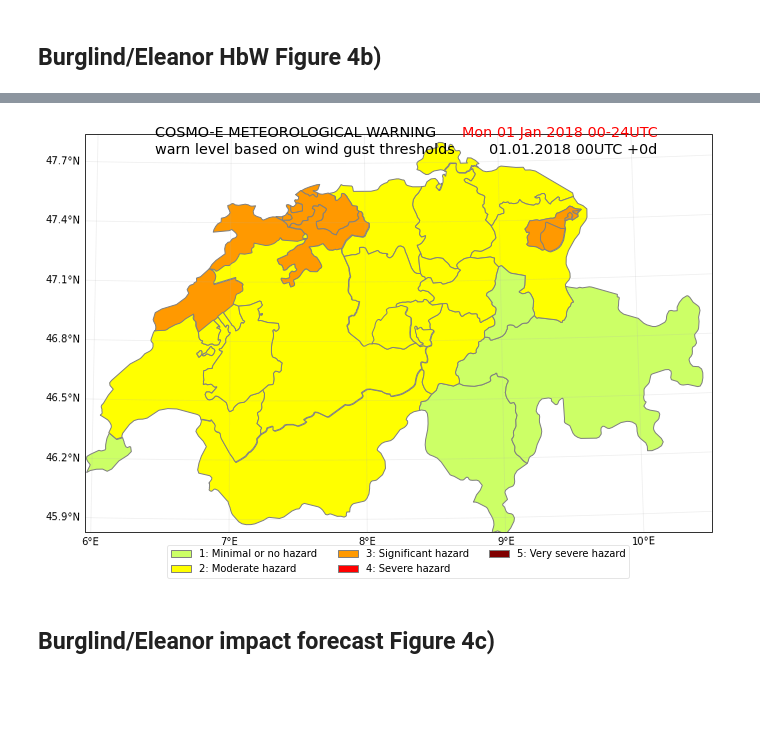
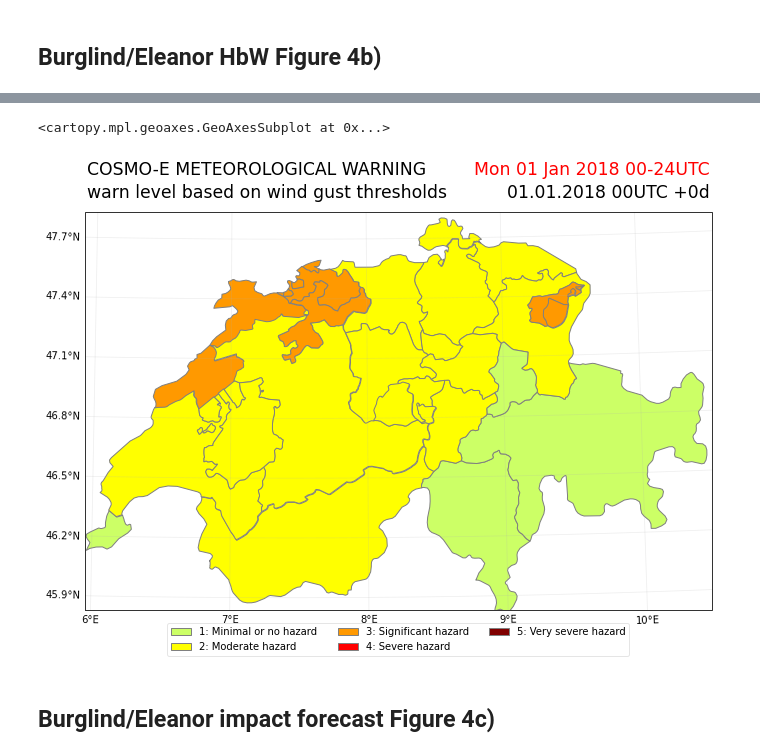
Before and after one commit to ThomasRoosli/climada_papers_building_damage_forecast, a Jupyter notebook: building_damage_forecast.ipynb, the cells around one changed output, grey strips where cells are left out. Drawn from its saved outputs; the diff is of its cells as text; code cells hidden in the pictures; blank space fills up the shorter version.

```diff
--- a/building_damage_forecast.ipynb
+++ b/building_damage_forecast.ipynb
@@ -128,14 +128,23 @@ else:
         y_ch[~np.isinf(x_ch)],
         x_ch[~np.isinf(x_ch)]
         )
-
+    # find out which hazard coord to consider
+    CHE_borders = u_plot._get_borders(np.stack([exp_litpop.gdf.latitude.values,
+                                                exp_litpop.gdf.longitude.values],
+                                               axis=1)
+                                     )
+    centroid_selection = np.logical_and(np.logical_and(haz_burglind.centroids.lat >= CHE_borders[2],
+                                                       haz_burglind.centroids.lat <= CHE_borders[3]),
+                                        np.logical_and(haz_burglind.centroids.lon >= CHE_borders[0],
+                                                       haz_burglind.centroids.lon <= CHE_borders[1])
+                                       )
     # Fill DataFrame with values for a "neutral" exposure (value = 1)
     exp_df = DataFrame()
-    exp_df['value'] = np.ones_like(haz_burglind.centroids.lat) # provide value
-    exp_df['latitude'] = haz_burglind.centroids.lat
-    exp_df['longitude'] = haz_burglind.centroids.lon
-    exp_df['elevation'] = haz_burglind.centroids.elevation
-    exp_df['if_WS'] = np.ones_like(haz_burglind.centroids.lat, int)
+    exp_df['value'] = np.ones_like(haz_burglind.centroids.lat[centroid_selection]) # provide value
+    exp_df['latitude'] = haz_burglind.centroids.lat[centroid_selection]
+    exp_df['longitude'] = haz_burglind.centroids.lon[centroid_selection]
+    exp_df['elevation'] = haz_burglind.centroids.elevation[centroid_selection]
+    exp_df['if_WS'] = np.ones_like(haz_burglind.centroids.lat[centroid_selection], int)
     exp_df['if_WS'][exp_df['elevation']>1600] = 2
 
     # Generate Exposures
@@ -222,24 +231,27 @@ HbW_forecast.calc()
 # %%
 # use admin1 levels as warning regions as shape file for warning regions used by MeteoSwiss are not openly available
 if not Path(HbW_cantons_file).exists():
     with fiona.open(adm1_shape_file, 'r') as source:
         with fiona.open(
                 HbW_cantons_file, 'w',
                 **source.meta) as sink:
 
             for f in source:
                 if f['properties']['adm0_a3'] == 'CHE':
                     sink.write(f)
 HbW_forecast.plot_warn_map(HbW_cantons_file,
                            decision_level = 'exposure_point',
                            probability_aggregation=0.5,
                            area_aggregation=0.5,
                            title="COSMO-E METEOROLOGICAL WARNING",
                            explain_text="warn level based on wind gust thresholds",
                            save_fig=False,
-                           close_fig=False)
+                           close_fig=False,
+                           proj=ccrs.epsg(2056))
+#plt.gca().set_extent((5.70, 10.49, 45.7, 47.81), crs=ccrs.PlateCarree())
 # %% [output]
+<cartopy.mpl.geoaxes.GeoAxesSubplot at 0x...>
-[figure, old version]
+[figure, new version]
 # %% [markdown]
 ## Burglind/Eleanor impact forecast Figure 4c)
 # %%
```
Also changed, not shown: parts of 10 cells of this notebook.
